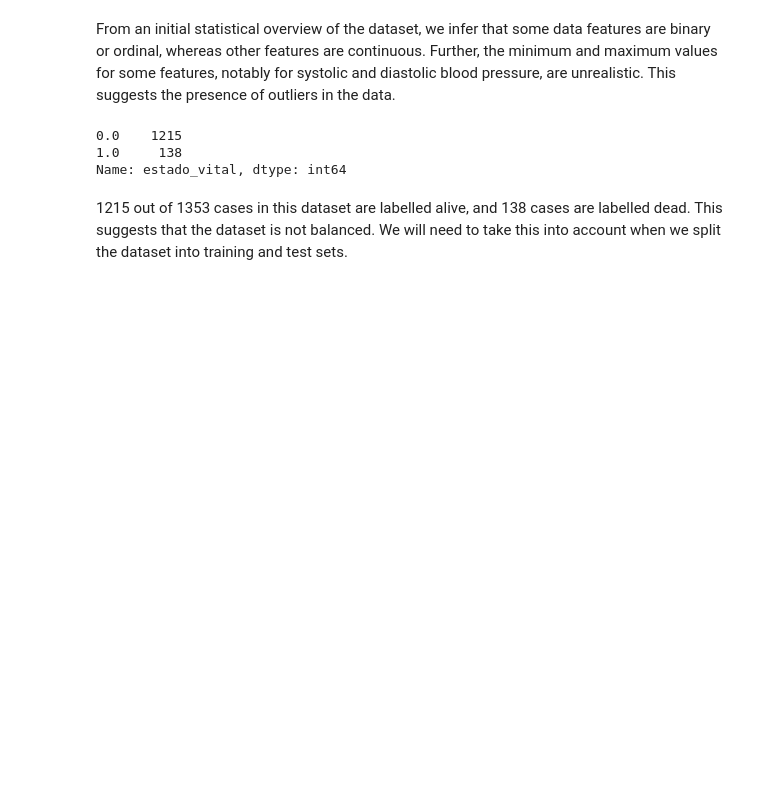
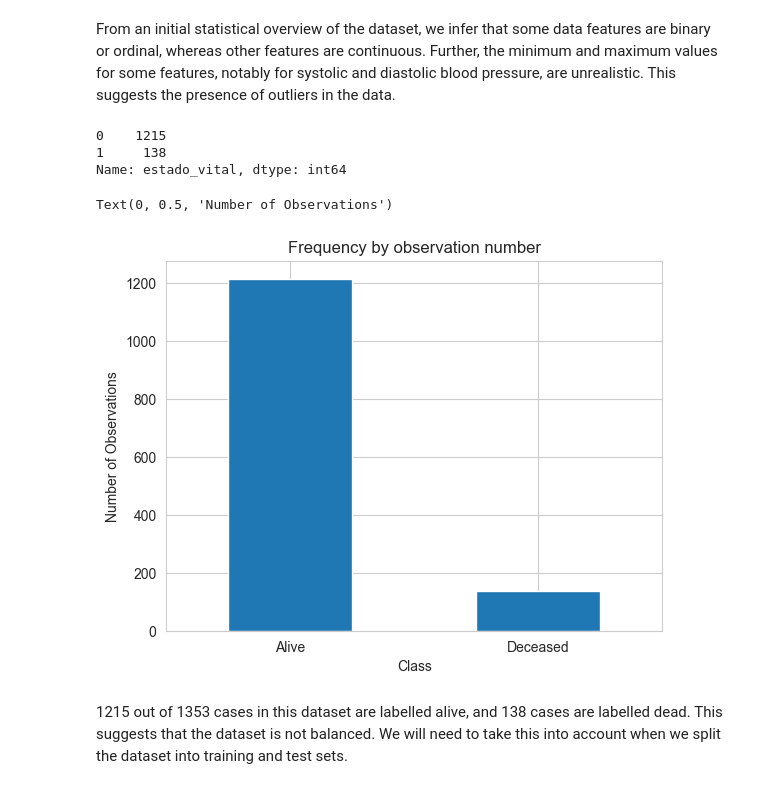
Before and after one commit to deborahfam/RECUIMA_UH_ML, a Jupyter notebook: pipeline_01.ipynb, the cells around one changed output. Saved outputs shown, nothing was run; the diff lists cells and outputs as text; code cells hidden in the pictures; blank space fills up the shorter version.

```diff
--- a/pipeline_01.ipynb
+++ b/pipeline_01.ipynb
@@ -45,12 +47,21 @@ memory usage: 201.0 KB
 # %% [markdown]
 From an initial statistical overview of the dataset, we infer that some data features are binary or ordinal, whereas other features are continuous. Further, the minimum and maximum values for some features, notably for systolic and diastolic blood pressure, are unrealistic. This suggests the presence of outliers in the data.
-# %%
-# check distribution of target variable
-df.estado_vital.value_counts()
-# %% [output]
-0.0    1215
-1.0     138
-Name: estado_vital, dtype: int64
+# %%
+# check distribution of target variable
+print(df.estado_vital.value_counts())
+
+count_classes = pd.value_counts(df['estado_vital'], sort = True)
+count_classes.plot(kind = 'bar', rot=0)
+plt.xticks(range(2), ['Alive', 'Deceased'])
+plt.title("Frequency by observation number")
+plt.xlabel("Class")
+plt.ylabel("Number of Observations")
+# %% [output]
+0    1215
+1     138
+Name: estado_vital, dtype: int64
+Text(0, 0.5, 'Number of Observations')
+[figure, added]
 # %% [markdown]
 1215 out of 1353 cases in this dataset are labelled alive, and 138 cases are labelled dead. This suggests that the dataset is not balanced. We will need to take this into account when we split the dataset into training and test sets.
 # %%
```
Also changed, not shown: parts of 19 cells of this notebook, 3 other files.
